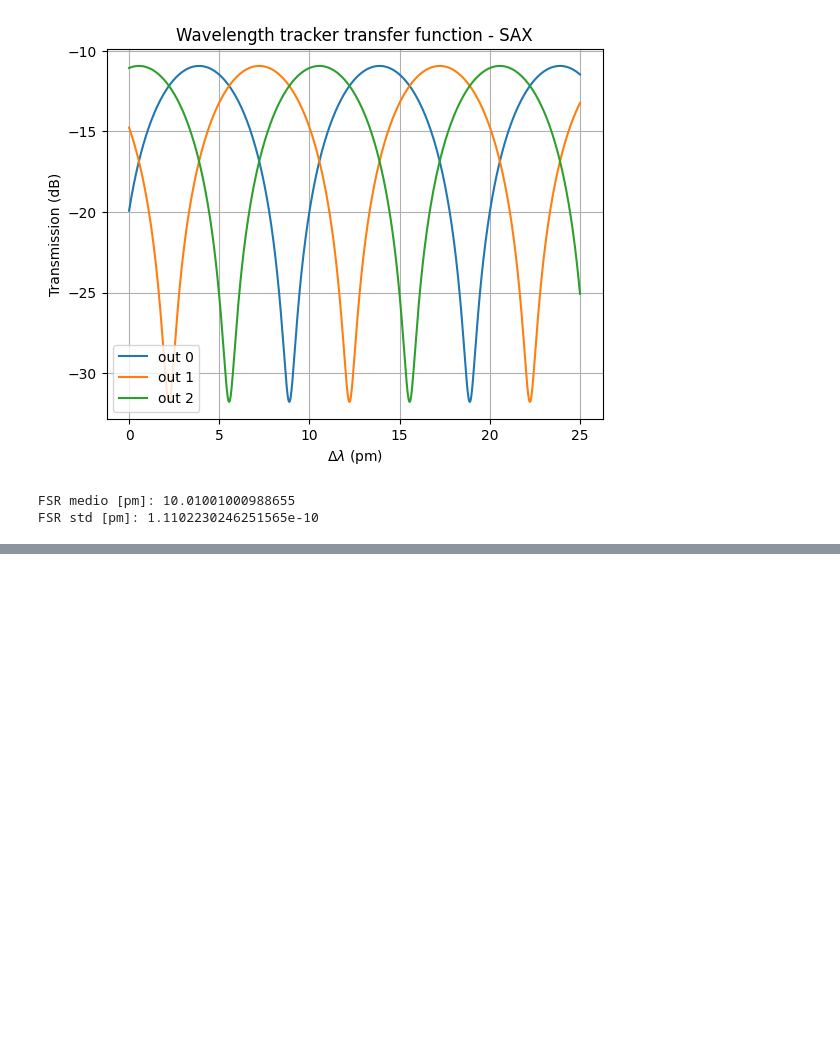
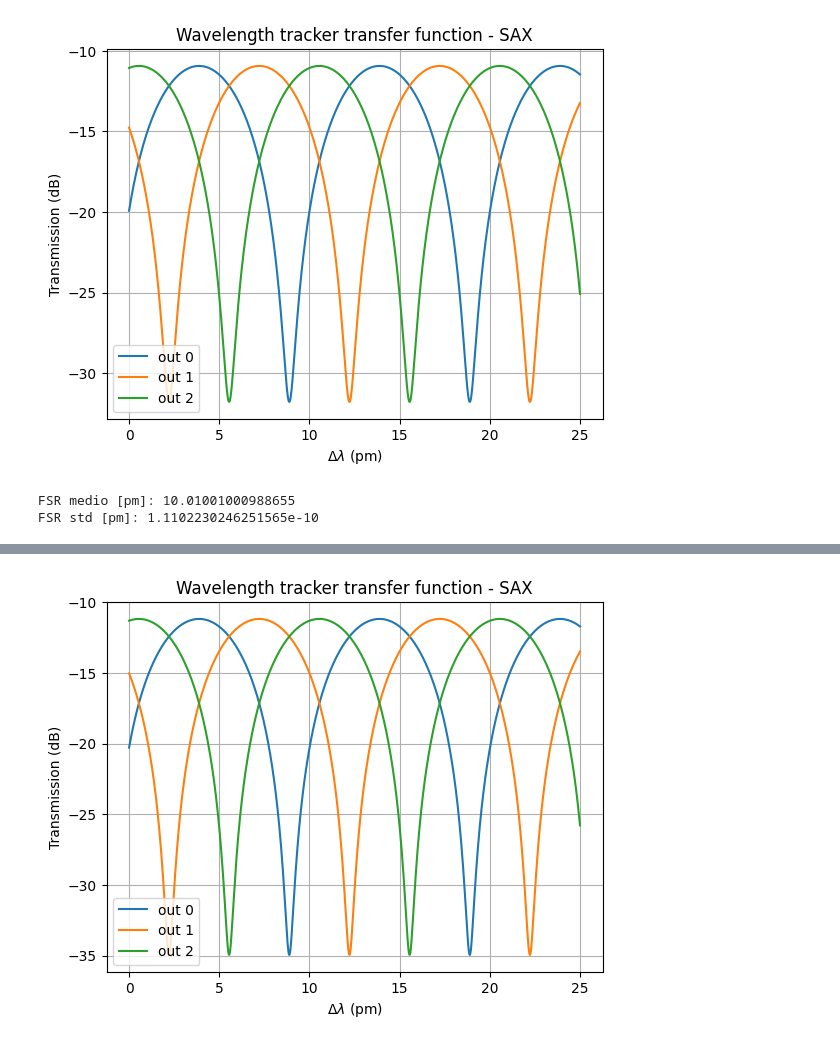
Before and after one commit to mromgar1/pic-upv-lab5-finalproject, a Jupyter notebook: sax_SOI.ipynb, the cells around one changed output, grey strips where cells are left out. Saved outputs shown, nothing was run; the diff lists cells and outputs as text; code cells hidden in the pictures; blank space fills up the shorter version.

```diff
--- a/sax_SOI.ipynb
+++ b/sax_SOI.ipynb
@@ -234,0 +275,20 @@ FSR std [pm]: 1.1102230246251565e-10
+# %%
+eps = 1e-15
+
+H0_dB = 10 * np.log10(H0 + eps)
+H1_dB = 10 * np.log10(H1 + eps)
+H2_dB = 10 * np.log10(H2 + eps)
+
+
+plt.plot(dl_pm, H0_dB, label="out 0")
+plt.plot(dl_pm, H1_dB, label="out 1")
+plt.plot(dl_pm, H2_dB, label="out 2")
+
+plt.xlabel(r"$\Delta\lambda$ (pm)")
+plt.ylabel("Transmission (dB)")
+plt.title("Wavelength tracker transfer function - SAX")
+plt.legend()
+plt.grid(True)
+plt.show()
+# %% [output]
+[figure, added]
```
Also changed, not shown: parts of 2 cells of this notebook, 2 other files.
